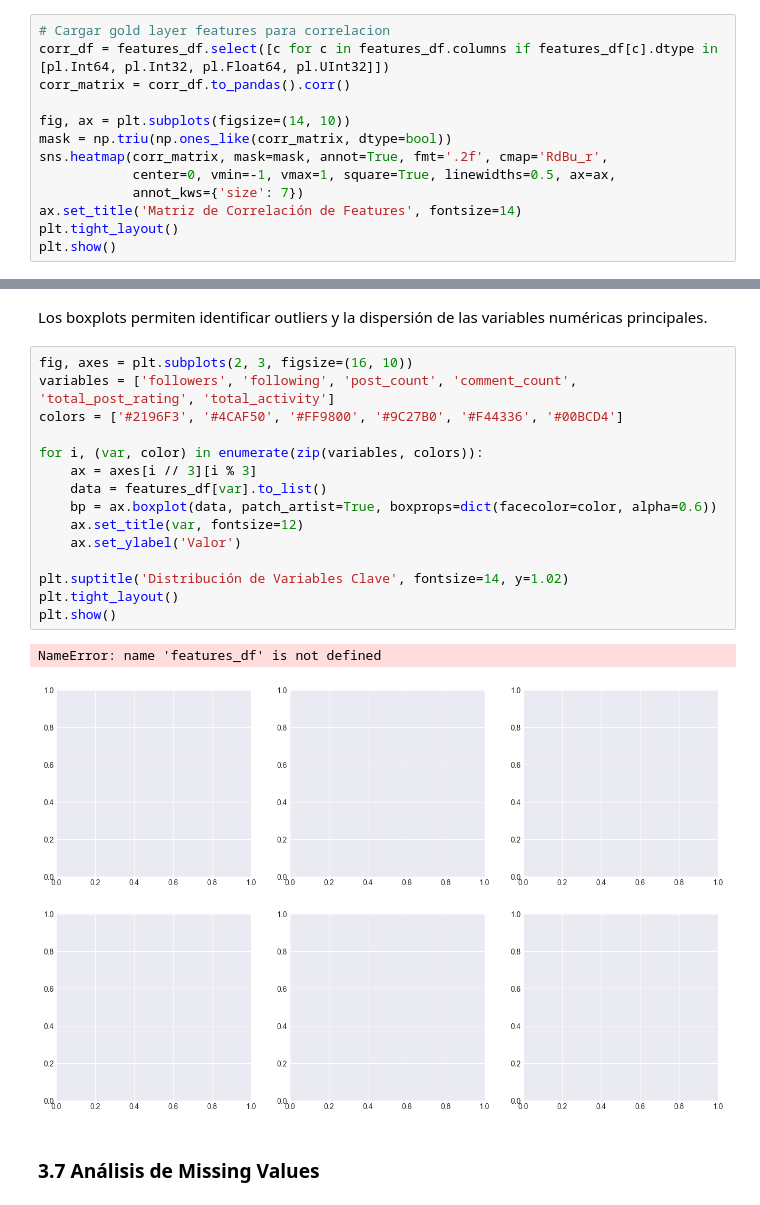
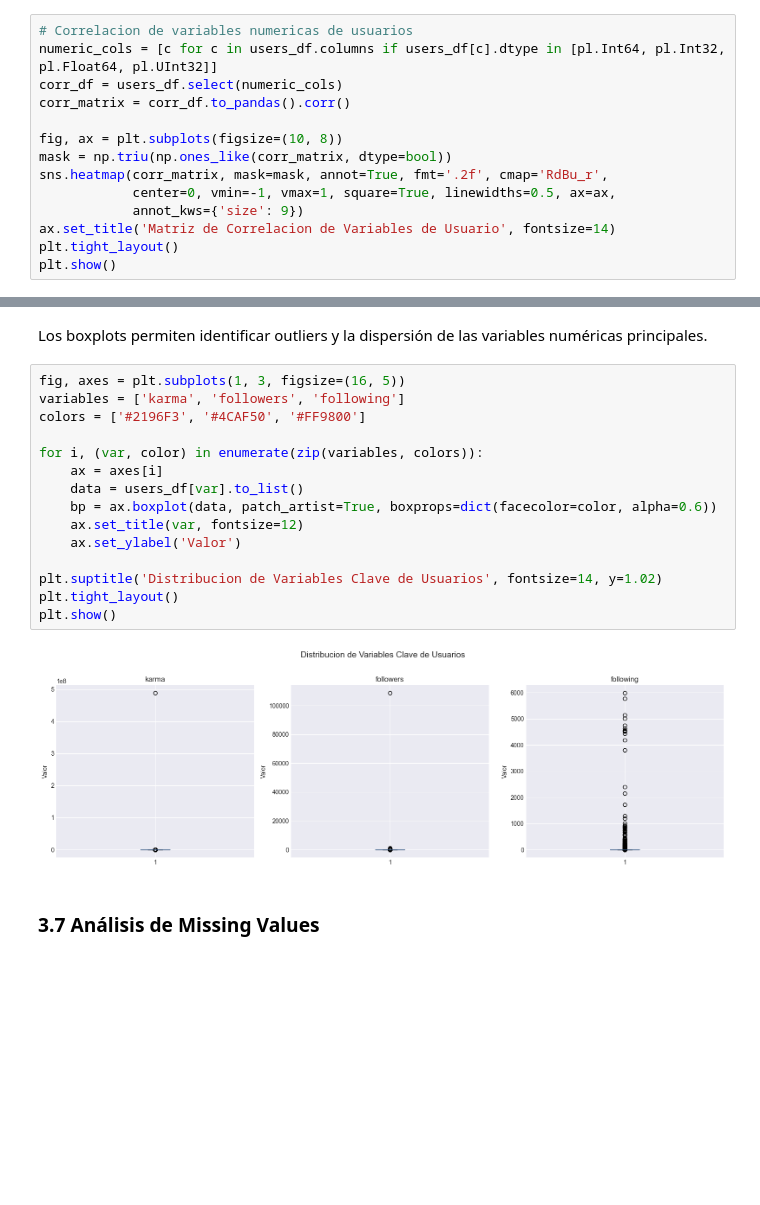
Before and after one commit to PaulinaIA/moltbook-safety, a Jupyter notebook: notebooks/pipeline.ipynb, the cells around one changed output, grey strips where cells are left out. Cells and saved outputs as stored; diff of their text form; blank space fills up the shorter version.

```diff
--- a/notebooks/pipeline.ipynb
+++ b/notebooks/pipeline.ipynb
@@ -212,14 +267,15 @@ Se calcula la correlación entre las variables numéricas del gold layer para id
 # %%
-# Cargar gold layer features para correlacion
-corr_df = features_df.select([c for c in features_df.columns if features_df[c].dtype in [pl.Int64, pl.Int32, pl.Float64, pl.UInt32]])
+# Correlacion de variables numericas de usuarios
+numeric_cols = [c for c in users_df.columns if users_df[c].dtype in [pl.Int64, pl.Int32, pl.Float64, pl.UInt32]]
+corr_df = users_df.select(numeric_cols)
 corr_matrix = corr_df.to_pandas().corr()
 
-fig, ax = plt.subplots(figsize=(14, 10))
+fig, ax = plt.subplots(figsize=(10, 8))
 mask = np.triu(np.ones_like(corr_matrix, dtype=bool))
 sns.heatmap(corr_matrix, mask=mask, annot=True, fmt='.2f', cmap='RdBu_r',
             center=0, vmin=-1, vmax=1, square=True, linewidths=0.5, ax=ax,
-            annot_kws={'size': 7})
-ax.set_title('Matriz de Correlación de Features', fontsize=14)
+            annot_kws={'size': 9})
+ax.set_title('Matriz de Correlacion de Variables de Usuario', fontsize=14)
 plt.tight_layout()
 plt.show()
 # %% [output]
@@ -229,23 +285,22 @@ NameError: name 'features_df' is not defined
 # %% [markdown]
 Los boxplots permiten identificar outliers y la dispersión de las variables numéricas principales.
 # %%
-fig, axes = plt.subplots(2, 3, figsize=(16, 10))
-variables = ['followers', 'following', 'post_count', 'comment_count', 'total_post_rating', 'total_activity']
-colors = ['#2196F3', '#4CAF50', '#FF9800', '#9C27B0', '#F44336', '#00BCD4']
+fig, axes = plt.subplots(1, 3, figsize=(16, 5))
+variables = ['karma', 'followers', 'following']
+colors = ['#2196F3', '#4CAF50', '#FF9800']
 
 for i, (var, color) in enumerate(zip(variables, colors)):
-    ax = axes[i // 3][i % 3]
-    data = features_df[var].to_list()
+    ax = axes[i]
+    data = users_df[var].to_list()
     bp = ax.boxplot(data, patch_artist=True, boxprops=dict(facecolor=color, alpha=0.6))
     ax.set_title(var, fontsize=12)
     ax.set_ylabel('Valor')
 
-plt.suptitle('Distribución de Variables Clave', fontsize=14, y=1.02)
+plt.suptitle('Distribucion de Variables Clave de Usuarios', fontsize=14, y=1.02)
 plt.tight_layout()
 plt.show()
 # %% [output]
-NameError: name 'features_df' is not defined
-[figure, old version]
+[figure, new version]
 # %% [markdown]
 ### 3.7 Análisis de Missing Values
 # %% [markdown]
```
Also changed, not shown: parts of 43 cells of this notebook, 4 other files.
